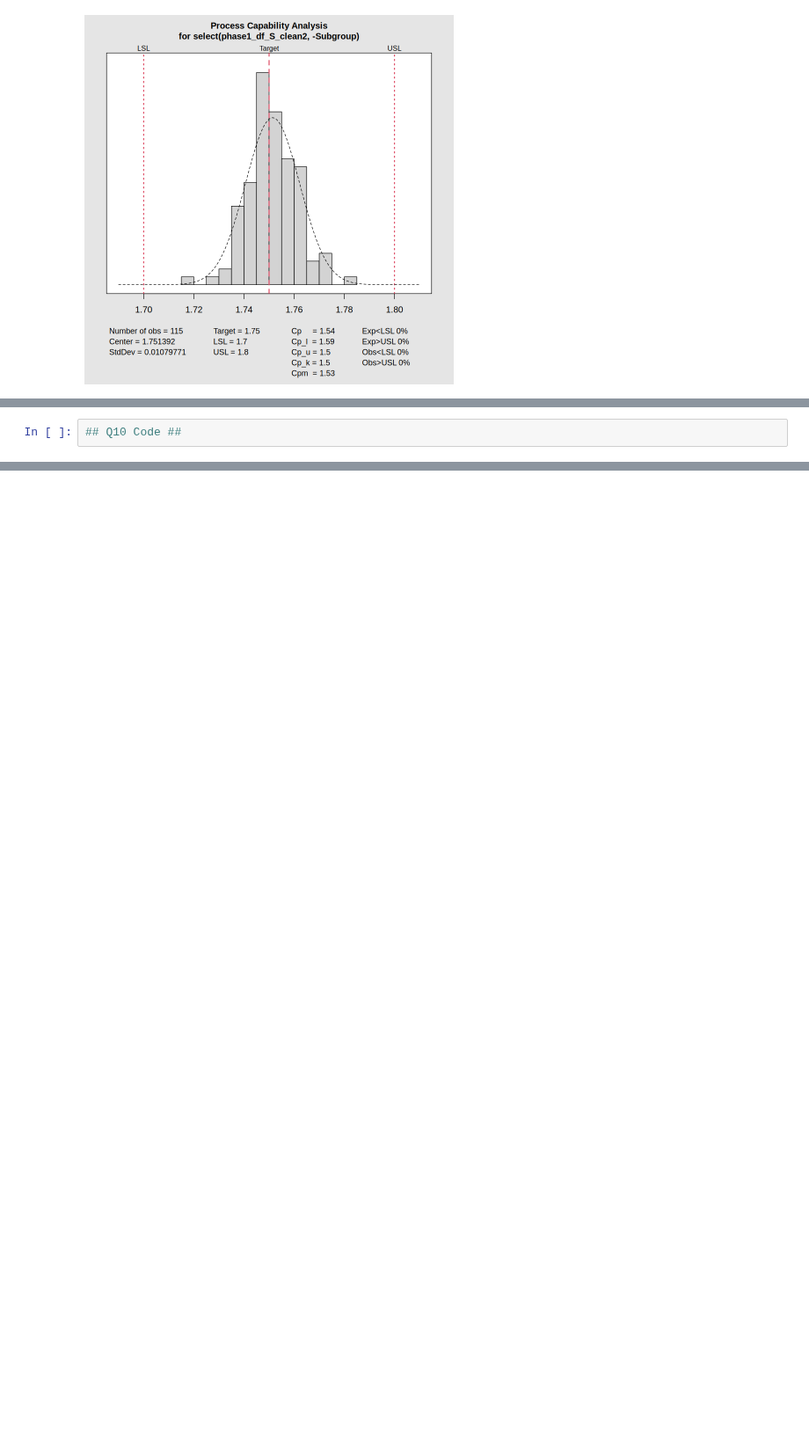
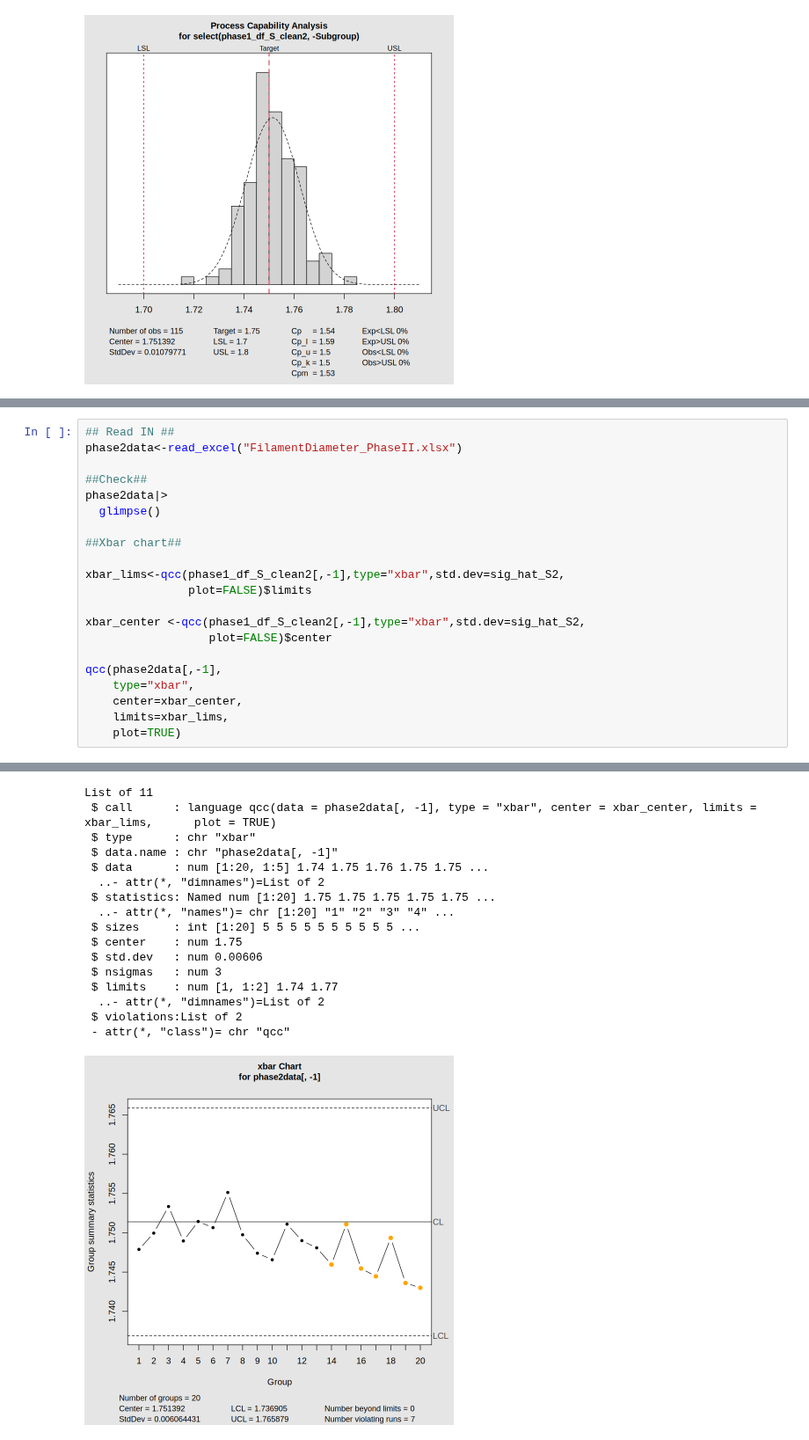
Before and after one commit to garrettspringsted/STAT-7110-Quality-Control, a Jupyter notebook: Assignments/HW1/STAT-7110-HW1.ipynb, the cells around one changed output, grey strips where cells are left out. Shown at 88% size. Drawn from its saved outputs; the diff is of its cells as text; blank space fills up the shorter version.

```diff
--- a/Assignments/HW1/STAT-7110-HW1.ipynb
+++ b/Assignments/HW1/STAT-7110-HW1.ipynb
@@ -278,2 +283,22 @@ Exp>USL 0%       Obs>USL 0%
 # %%
-## Q10 Code ##
+## Read IN ##
+phase2data<-read_excel("FilamentDiameter_PhaseII.xlsx")
+
+##Check##
+phase2data|>
+  glimpse()
+
+##Xbar chart##
+
+xbar_lims<-qcc(phase1_df_S_clean2[,-1],type="xbar",std.dev=sig_hat_S2,
+               plot=FALSE)$limits
+
+xbar_center <-qcc(phase1_df_S_clean2[,-1],type="xbar",std.dev=sig_hat_S2,
+                  plot=FALSE)$center
+
+qcc(phase2data[,-1],
+    type="xbar",
+    center=xbar_center,
+    limits=xbar_lims,
+    plot=TRUE)
+# %% [output]
@@ -280,2 +313,19 @@ Exp>USL 0%       Obs>USL 0%
+List of 11
+ $ call      : language qcc(data = phase2data[, -1], type = "xbar", center = xbar_center, limits = xbar_lims,      plot = TRUE)
+ $ type      : chr "xbar"
+ $ data.name : chr "phase2data[, -1]"
+ $ data      : num [1:20, 1:5] 1.74 1.75 1.76 1.75 1.75 ...
+  ..- attr(*, "dimnames")=List of 2
+ $ statistics: Named num [1:20] 1.75 1.75 1.75 1.75 1.75 ...
+  ..- attr(*, "names")= chr [1:20] "1" "2" "3" "4" ...
+ $ sizes     : int [1:20] 5 5 5 5 5 5 5 5 5 5 ...
+ $ center    : num 1.75
+ $ std.dev   : num 0.00606
+ $ nsigmas   : num 3
+ $ limits    : num [1, 1:2] 1.74 1.77
+  ..- attr(*, "dimnames")=List of 2
+ $ violations:List of 2
+ - attr(*, "class")= chr "qcc"
+[figure, added]
 # %% [markdown]
 ### Q11: Construct a Phase II $s$ chart. Do any subgroups plot outside the control limits?
```
Also changed, not shown: parts of 10 cells of this notebook.
